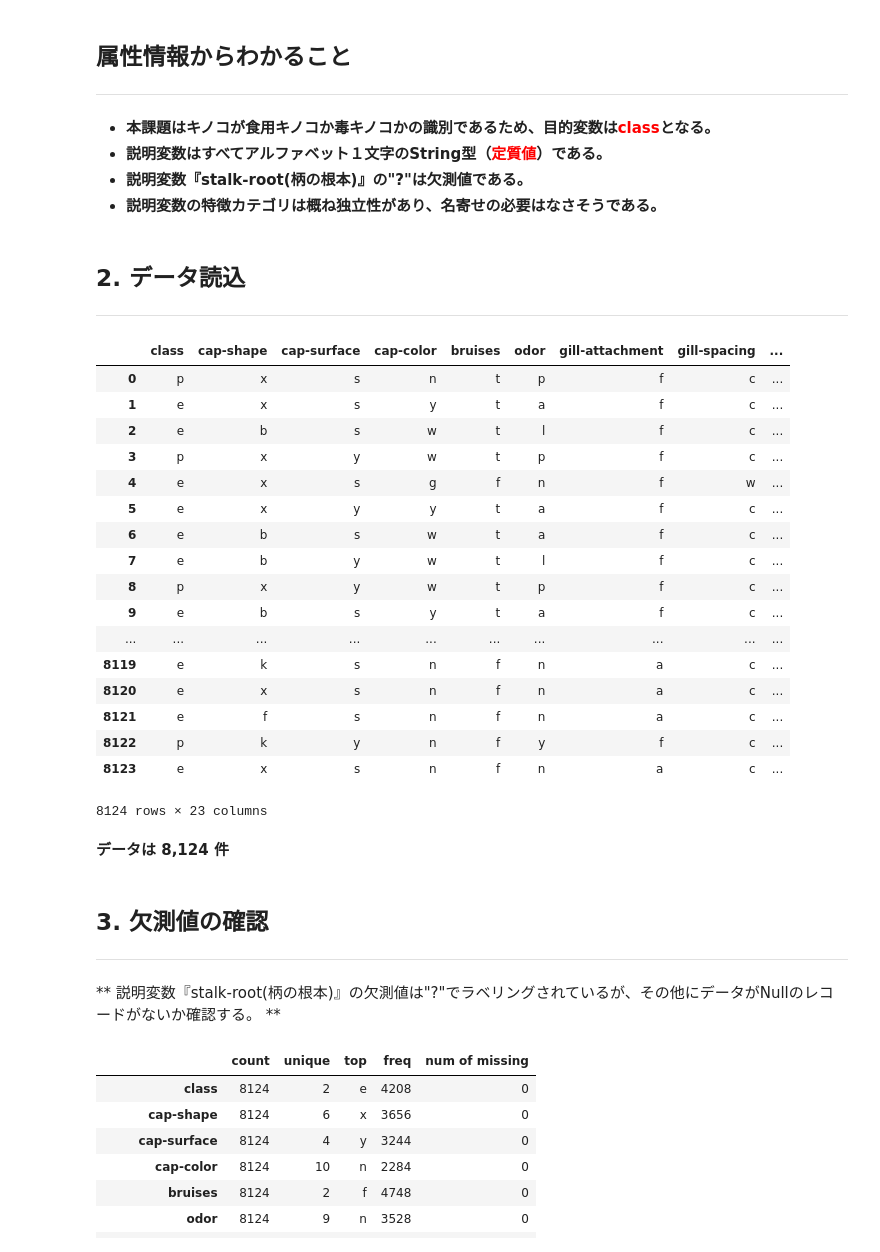
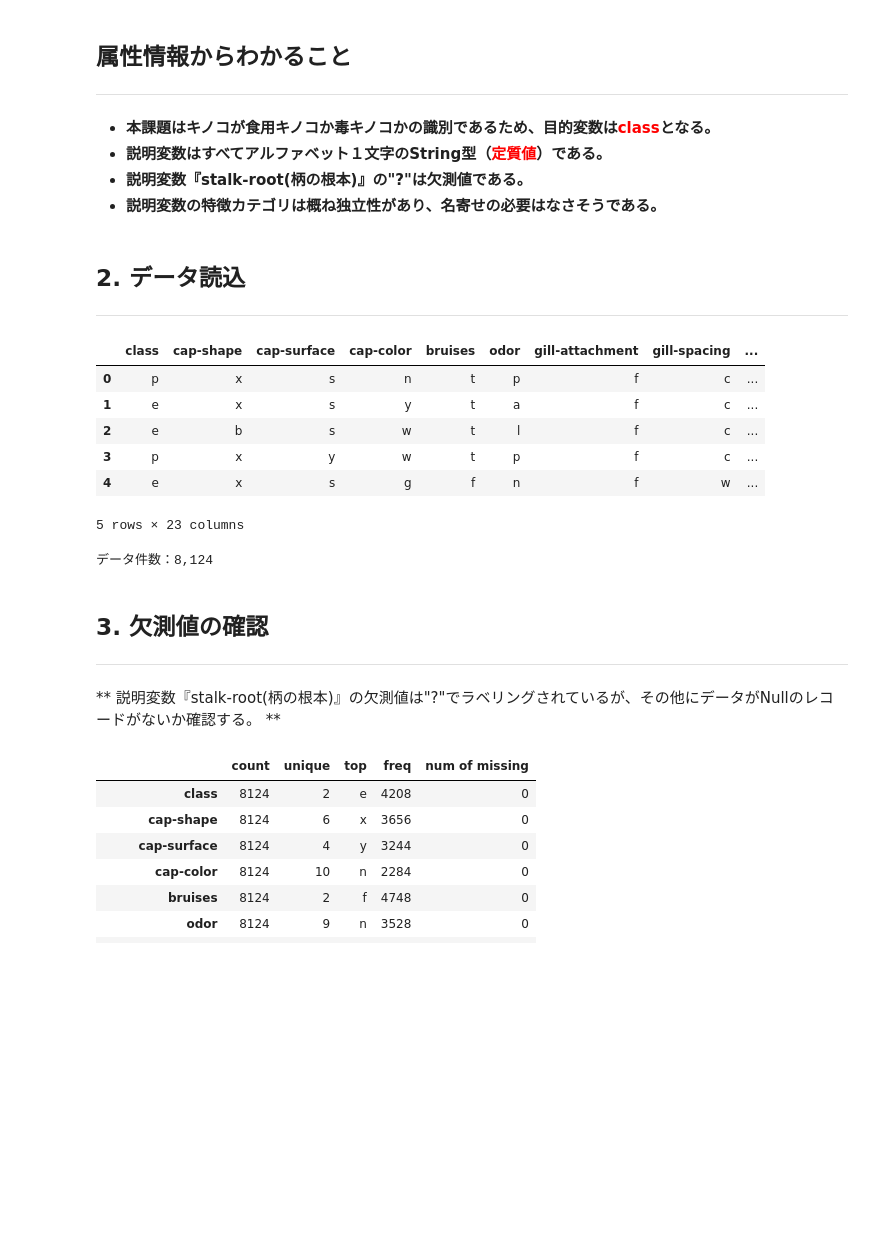
Before and after one commit to nabe-tomohiro/study, a Jupyter notebook: data_science/kaggle/mushroom_classification.ipynb, the cells around one changed output. Saved outputs shown, nothing was run; the diff lists cells and outputs as text; code cells hidden in the pictures; blank space fills up the shorter version.

```diff
--- a/data_science/kaggle/mushroom_classification.ipynb
+++ b/data_science/kaggle/mushroom_classification.ipynb
@@ -397,36 +101,25 @@ display(data_set)
 * **説明変数『stalk-root(柄の根本)』の"?"は欠測値である。**
 * **説明変数の特徴カテゴリは概ね独立性があり、名寄せの必要はなさそうである。**
 # %% [markdown]
-## 2. データ読込
+## <a name="section2">2. データ読込
 
 ---
 # %%
 df_data = pd.read_csv("mushrooms.csv")
-display(df_data)
+display(df_data.head())
 data_size = len(df_data)
+print("データ件数：{0:,d}".format(data_size))
 # %% [output]
 |  | class | cap-shape | cap-surface | cap-color | bruises | odor | gill-attachment | gill-spacing | ... |
 | 0 | p | x | s | n | t | p | f | c | ... |
 | 1 | e | x | s | y | t | a | f | c | ... |
 | 2 | e | b | s | w | t | l | f | c | ... |
 | 3 | p | x | y | w | t | p | f | c | ... |
 | 4 | e | x | s | g | f | n | f | w | ... |
-| 5 | e | x | y | y | t | a | f | c | ... |
-| 6 | e | b | s | w | t | a | f | c | ... |
-| 7 | e | b | y | w | t | l | f | c | ... |
-| 8 | p | x | y | w | t | p | f | c | ... |
-| 9 | e | b | s | y | t | a | f | c | ... |
-| ... | ... | ... | ... | ... | ... | ... | ... | ... | ... |
-| 8119 | e | k | s | n | f | n | a | c | ... |
-| 8120 | e | x | s | n | f | n | a | c | ... |
-| 8121 | e | f | s | n | f | n | a | c | ... |
-| 8122 | p | k | y | n | f | y | f | c | ... |
-| 8123 | e | x | s | n | f | n | a | c | ... |
-8124 rows × 23 columns
+5 rows × 23 columns
+データ件数：8,124
-# %% [markdown]
-**データは 8,124 件**
 # %% [markdown]
-## 3. 欠測値の確認
+## <a name="section3">3. 欠測値の確認
 
 ---
 
```
Also changed, not shown: parts of 20 cells of this notebook.
